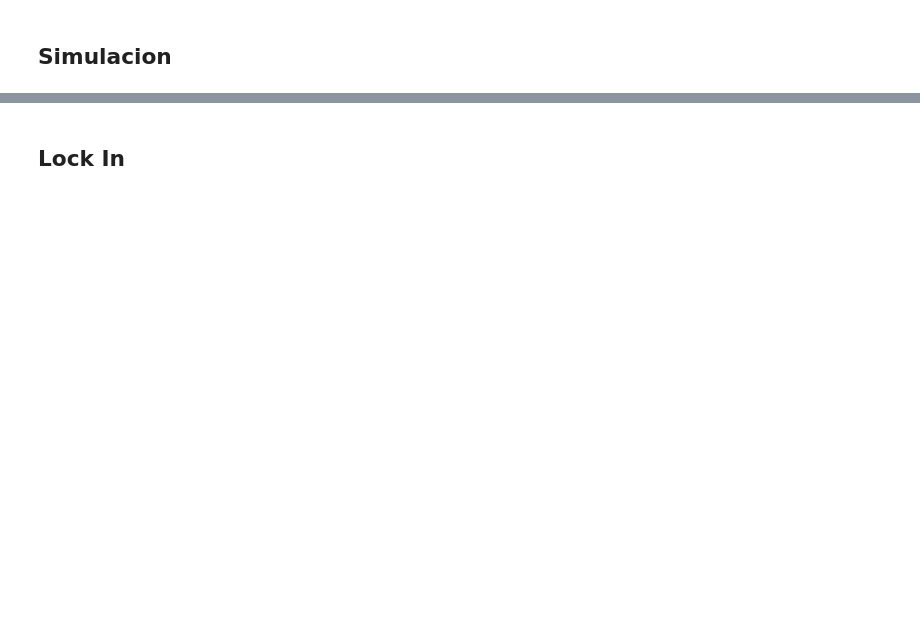
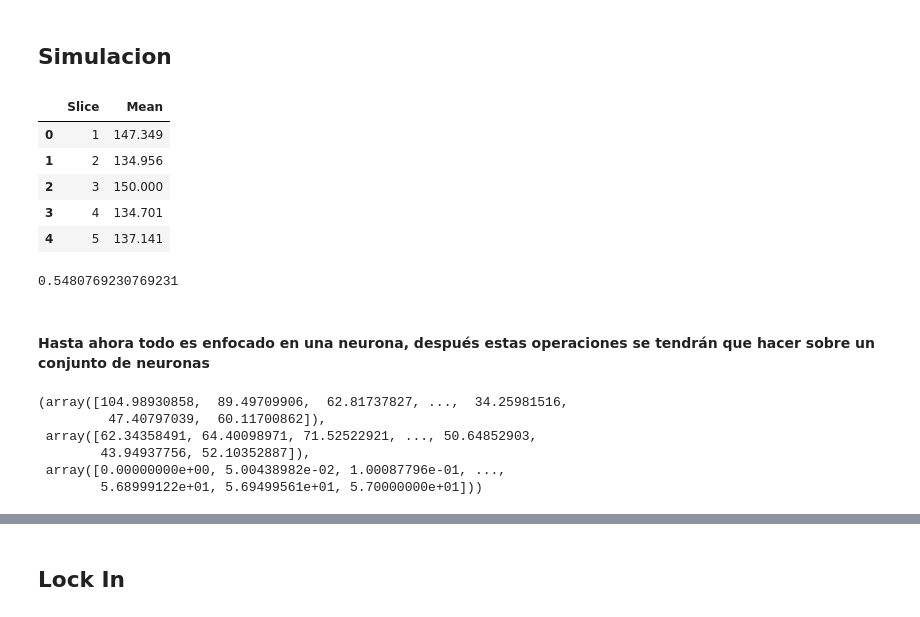
Before and after one commit to AlejandroPuert/LabIntermedio, a Jupyter notebook: Proyecto/Simulacion.ipynb, the cells around one changed output, grey strips where cells are left out. Drawn from its saved outputs; the diff is of its cells as text; code cells hidden in the pictures; blank space fills up the shorter version.

Commit message:
Todo optimizado

```diff
--- a/Proyecto/Simulacion.ipynb
+++ b/Proyecto/Simulacion.ipynb
@@ -27,0 +14,27 @@ def ruidoLec(sig,sigma):
+# %%
+elegans1 = pd.read_csv(r'/home/alejandro/Documents/Octavo/Intermedio/LabIntermedio/Proyecto/videos/Resultados7.csv')
+elegans1.head()
+# %% [output]
+|  | Slice | Mean |
+| 0 | 1 | 147.349 |
+| 1 | 2 | 134.956 |
+| 2 | 3 | 150.000 |
+| 3 | 4 | 134.701 |
+| 4 | 5 | 137.141 |
+# %%
+#Convertir el csv en una lista
+
+Tiempo = 57
+elegans1.head()
+int1 = pd.DataFrame(elegans1,columns = ['Slice','Mean'])
+int1.head()
+type(int1.iloc[2,1])
+señal1 = []
+for i in range(len(int1)):
+    señal1.append(int(int1.iloc[i,1]))
+
+N = len(señal1)
+dt = Tiempo/N
+print(dt)
+# %% [output]
+0.5480769230769231
@@ -27,0 +84,2 @@ def ruidoLec(sig,sigma):
+# %% [markdown]
+#### Hasta ahora todo es enfocado en una neurona, después estas operaciones se tendrán que hacer sobre un conjunto de neuronas
@@ -28,3 +154,17 @@ def ruidoLec(sig,sigma):
+# %%
+Amp = 0.01e-3 #iluminacion uniforme
+I0 = Amp/2 #iluminacion modulada
+frecuencia = 100 #frecuencia lock in y modulacion
+y = np.array(señal1)*4e4*1e-12
+tf = 57
+deteccion(y,Amp,I0,frecuencia,1/20,tf)
+# %% [output]
+(array([104.98930858,  89.49709906,  62.81737827, ...,  34.25981516,
+         47.40797039,  60.11700862]),
+ array([62.34358491, 64.40098971, 71.52522921, ..., 50.64852903,
+        43.94937756, 52.10352887]),
+ array([0.00000000e+00, 5.00438982e-02, 1.00087796e-01, ...,
+        5.68999122e+01, 5.69499561e+01, 5.70000000e+01]))
 # %%
 #definicion de Delta F/F0
 
```
Also changed, not shown: parts of 22 cells of this notebook.
